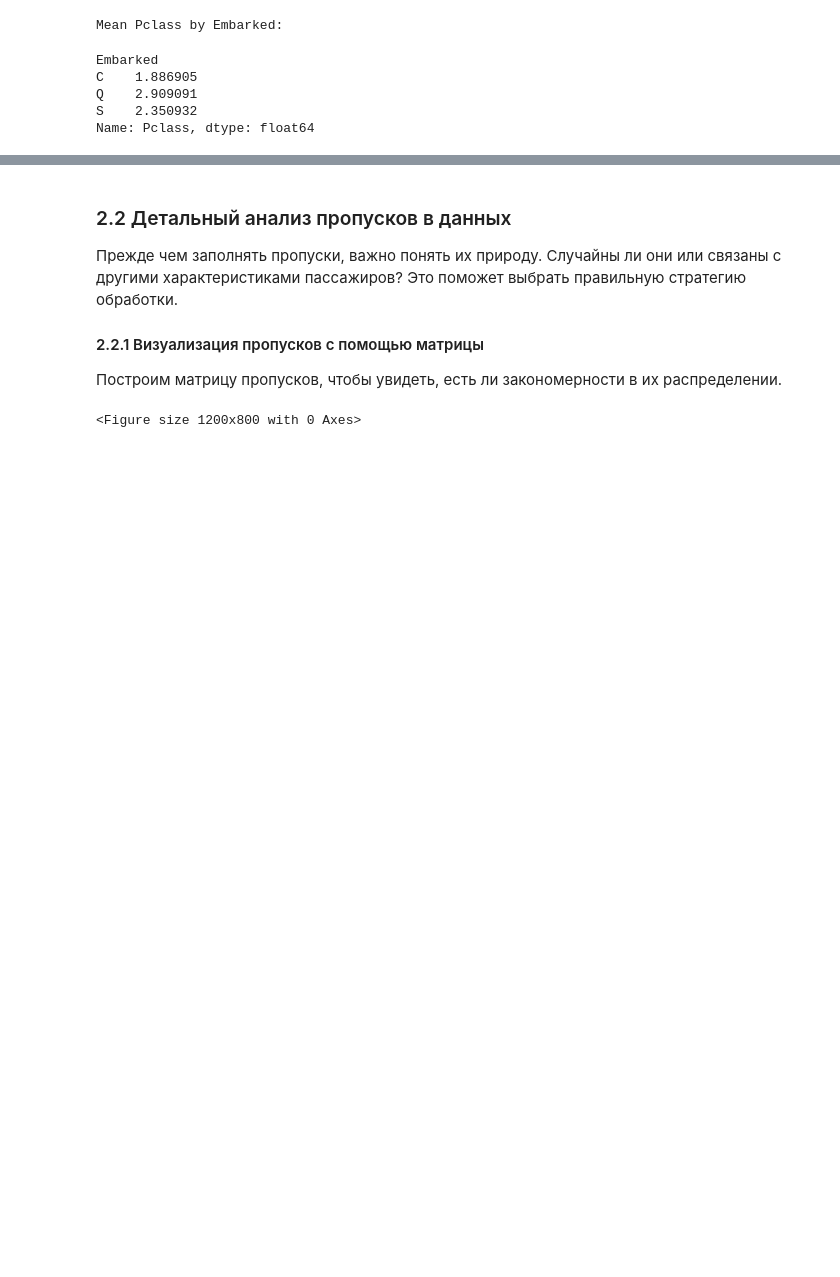
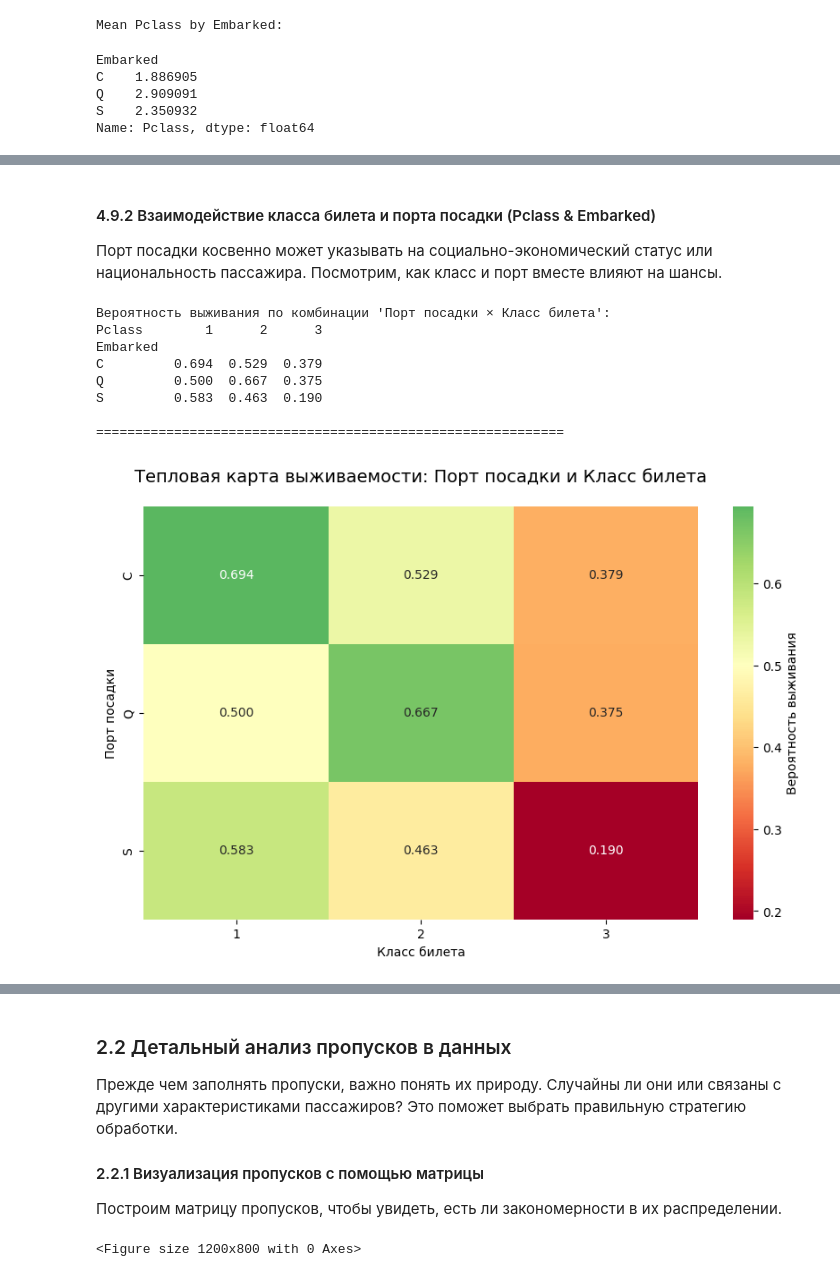
Before and after one commit to sav-git/titanic_survival, a Jupyter notebook: Titanic Predication.ipynb, the cells around one changed output, grey strips where cells are left out. Saved outputs shown, nothing was run; the diff lists cells and outputs as text; code cells hidden in the pictures; blank space fills up the shorter version.

```diff
--- a/Titanic Predication.ipynb
+++ b/Titanic Predication.ipynb
@@ -421,0 +482,37 @@ Name: Pclass, dtype: float64
+# %% [markdown]
+#### 4.9.2 Взаимодействие класса билета и порта посадки (Pclass & Embarked)
+
+Порт посадки косвенно может указывать на социально-экономический статус или национальность пассажира. Посмотрим, как класс и порт вместе влияют на шансы.
+# %%
+# 4.9.2 Анализ Pclass и Embarked
+# Сводная таблица: строки - порт, столбцы - класс, значения - выживаемость
+embarked_pclass_survival = pd.pivot_table(
+    train,
+    values='Survived',
+    index='Embarked',
+    columns='Pclass',
+    aggfunc=np.mean
+)
+
+print("Вероятность выживания по комбинации 'Порт посадки × Класс билета':")
+print(embarked_pclass_survival.round(3))
+print("\n" + "="*60 + "\n")
+
+# Визуализация
+plt.figure(figsize=(10, 6))
+sns.heatmap(embarked_pclass_survival, annot=True, fmt='.3f', cmap='RdYlGn',
+            center=0.5, cbar_kws={'label': 'Вероятность выживания'})
+plt.title('Тепловая карта выживаемости: Порт посадки и Класс билета', fontsize=14, pad=20)
+plt.xlabel('Класс билета')
+plt.ylabel('Порт посадки')
+plt.show()
+# %% [output]
+Вероятность выживания по комбинации 'Порт посадки × Класс билета':
+Pclass        1      2      3
+Embarked
+C         0.694  0.529  0.379
+Q         0.500  0.667  0.375
+S         0.583  0.463  0.190
+
+============================================================
+[figure, added]
```
Also changed, not shown: parts of 21 cells of this notebook.
